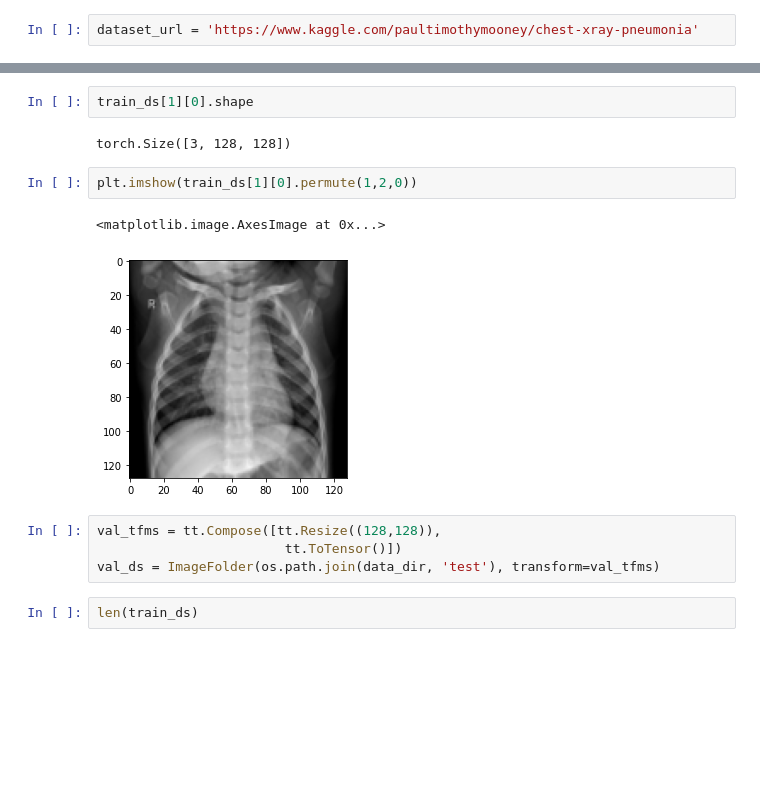
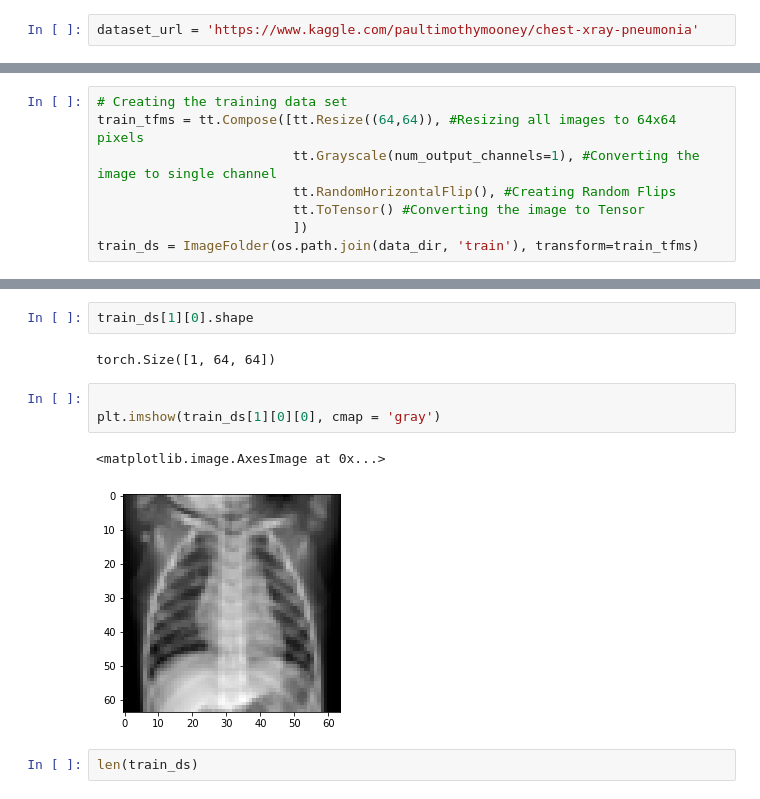
Before and after one commit to shreemannarayana/ImageClassificationPneumoniaDetector, a Jupyter notebook: Project.ipynb, the cells around one changed output, grey strips where cells are left out. Cells and saved outputs as stored; diff of their text form; blank space fills up the shorter version.

```diff
--- a/Project.ipynb
+++ b/Project.ipynb
@@ -25,0 +54,8 @@ train_ds = ImageFolder(os.path.join(data_dir, 'train'), transform=train_tfms)
+# %%
+# Creating the training data set
+train_tfms = tt.Compose([tt.Resize((64,64)), #Resizing all images to 64x64 pixels
+                         tt.Grayscale(num_output_channels=1), #Converting the image to single channel
+                         tt.RandomHorizontalFlip(), #Creating Random Flips
+                         tt.ToTensor() #Converting the image to Tensor
+                         ])
+train_ds = ImageFolder(os.path.join(data_dir, 'train'), transform=train_tfms)
@@ -26,16 +81,13 @@ train_ds = ImageFolder(os.path.join(data_dir, 'train'), transform=train_tfms)
 # %%
 train_ds[1][0].shape
 # %% [output]
-torch.Size([3, 128, 128])
+torch.Size([1, 64, 64])
 # %%
-plt.imshow(train_ds[1][0].permute(1,2,0))
+
+plt.imshow(train_ds[1][0][0], cmap = 'gray')
 # %% [output]
 <matplotlib.image.AxesImage at 0x...>
-[figure, old version]
+[figure, new version]
-# %%
-val_tfms = tt.Compose([tt.Resize((128,128)),
-                        tt.ToTensor()])
-val_ds = ImageFolder(os.path.join(data_dir, 'test'), transform=val_tfms)
 # %%
 len(train_ds)
 # %% [output]
```
Also changed, not shown: parts of 59 cells of this notebook.
